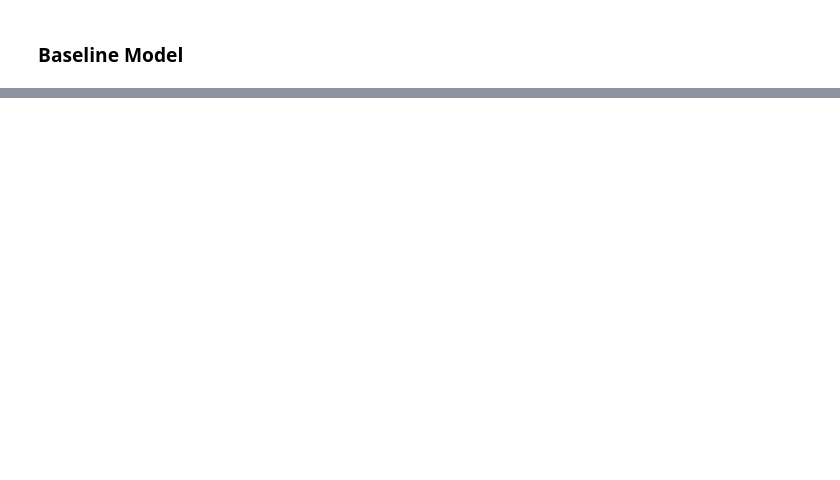
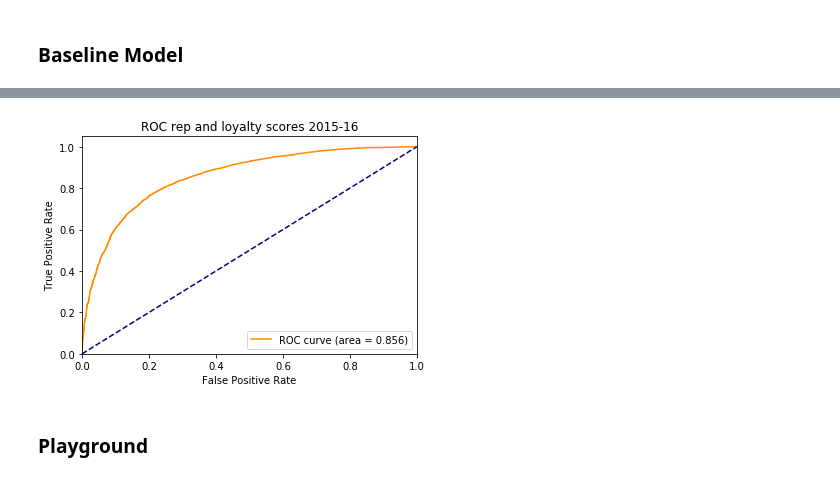
Before and after one commit to ekarboski/washington_state_legislation, a Jupyter notebook: Baseline_model.ipynb, the cells around one changed output, grey strips where cells are left out. Drawn from its saved outputs; the diff is of its cells as text; code cells hidden in the pictures; blank space fills up the shorter version.

```diff
--- a/Baseline_model.ipynb
+++ b/Baseline_model.ipynb
@@ -78,0 +212,15 @@ y_pred = baseline_model.predict_proba(X_test)
+# %%
+fig, ax = plt.subplots()
+plt.plot(fpr_t, tpr_t, color='darkorange', label= f'ROC curve (area = {round(roc_auc_t, 3)})')
+plt.plot([0, 1], [0, 1], color='navy', linestyle='--')
+plt.xlim([0.0, 1.0])
+plt.ylim([0.0, 1.05])
+plt.xlabel('False Positive Rate')
+plt.ylabel('True Positive Rate')
+plt.title('ROC rep and loyalty scores 2015-16')
+plt.legend(loc="lower right")
+plt.show()
+# %% [output]
+[figure, added]
+# %% [markdown]
+### Playground
```
Also changed, not shown: parts of 117 cells of this notebook.
